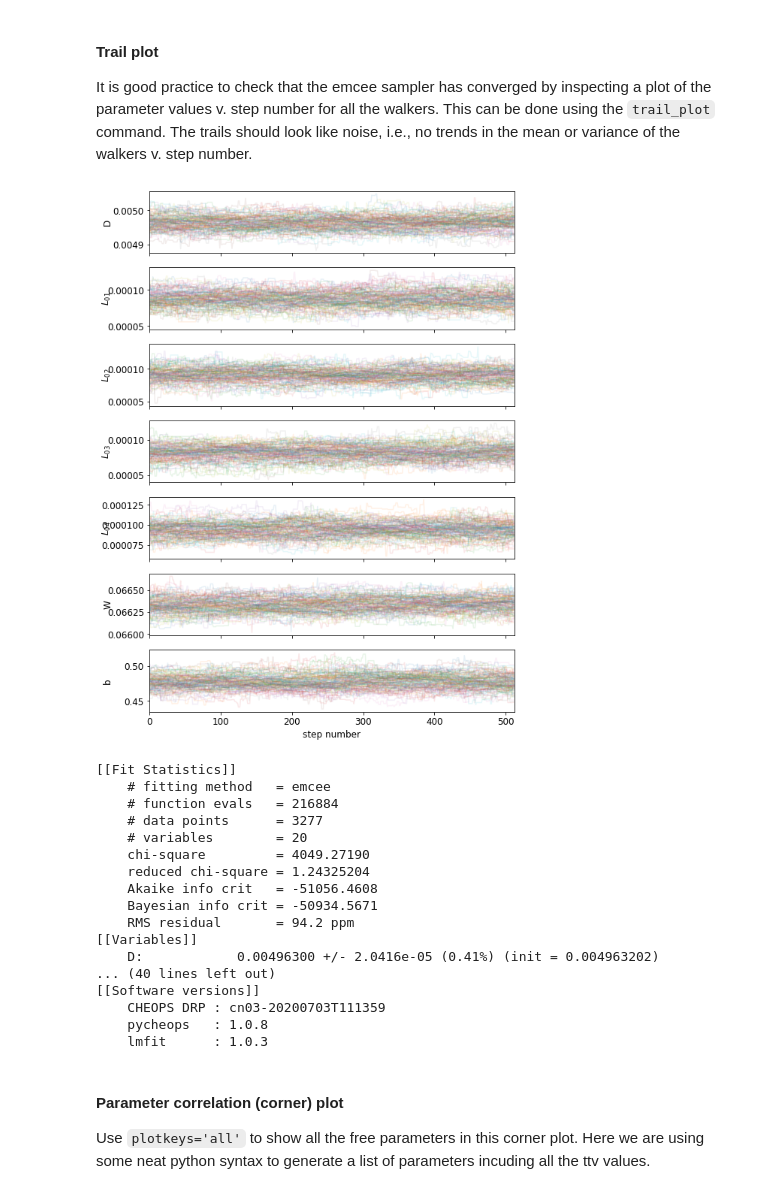
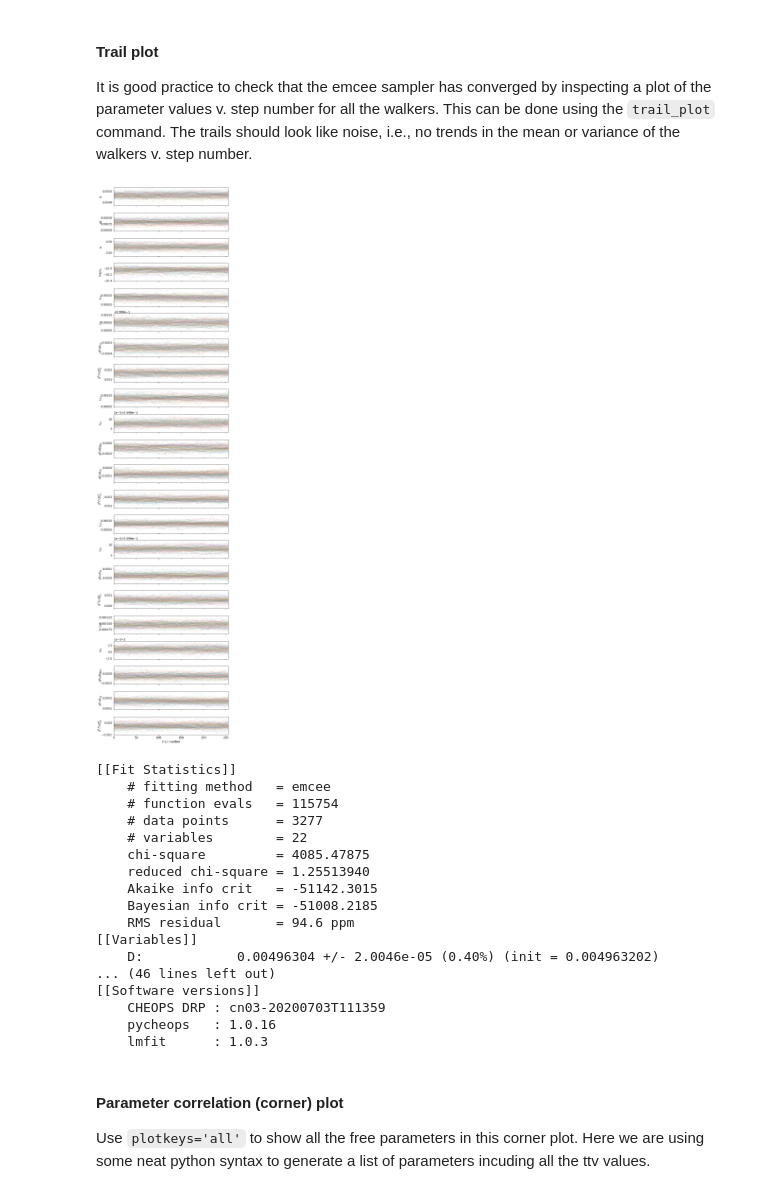
Before and after one commit to pmaxted/pycheops, a Jupyter notebook: pycheops/examples/Notebooks/WASP-189.ipynb, the cells around one changed output. Cells and saved outputs as stored; diff of their text form; code cells hidden in the pictures.

```diff
--- a/pycheops/examples/Notebooks/WASP-189.ipynb
+++ b/pycheops/examples/Notebooks/WASP-189.ipynb
@@ -68,19 +60,31 @@ Selection of decorrelation parameters and other details of these fits are quite
 These decorrelation parameters selected and saved in the last fit to each the individual datasets are used in Multivisit.
 # %%
 lmfits = []
-for d in Datasets:
+dfdbg = [0, (-1e3,1e3), 0, ufloat(0, 1e3)]
+for i,d in enumerate(Datasets):
     T_0 = floor((d.bjd_ref-BJD_0)/P)*P + BJD_0 - d.bjd_ref
-    d.lmfit_eclipse(T_0 = T_0,
+    if dfdbg[i] == 0:
+        d.lmfit_eclipse(T_0 = T_0,
                     P = P,
                     dfdt=(-0.1,0.1),
                     d2fdt2=(-0.1,0.1),
                     L=(1e-6,2e-4,1e-3),
                     W =W, D=D, b=b,
                     dfdsinphi=(-1,1),dfdcosphi=(-1,1),
-                    dfdsin2phi=(-1,1),dfdcos2phi=(-1,1),
-                    dfdsin3phi=(-1,1),dfdcos3phi=(-1,1)
-                   )
+                    dfdsin2phi=(-1,1),dfdcos2phi=(-1,1) )
+    else:
+        d.lmfit_eclipse(T_0 = T_0,
+                    P = P,
+                    dfdt=(-0.1,0.1),
+                    d2fdt2=(-0.1,0.1),
+                    L=(1e-6,2e-4,1e-3),
+                    W =W, D=D, b=b,
+                    dfdbg=dfdbg[i],
+                    dfdsinphi=(-1,1),dfdcosphi=(-1,1),
+                    dfdsin2phi=(-1,1),dfdcos2phi=(-1,1) )
     lmfits.append(d.lmfit)
     f = d.plot_lmfit(title=d.file_key)
+    print(d.lmfit_report())
+    print('\n-------\n')
     d.save()  # Saves the results as a .dataset file for use in Multivisit
 # %% [output]
@@ -129,9 +150,10 @@ where, $\Omega$ is the angular rotation frequency of the spacecraft. The free pa
 # Time of transit closest to mid-point of datasets
 T_0 = M.tzero(BJD_0, P)
 result = M.fit_eclipse(T_0=T_0, P=P, D=D, W=W, b=b, a_c=a_c,
-                    L = 85e-6, edv=True, edv_prior=50e-6,
+                    L = 85e-6, edv=True, edv_prior=50e-6, nroll=2,
                     log_sigma_w=ufloat(-10,5),
-                    burn=1024, steps=512, nwalkers=128)
+                       extra_priors = {'dfdbg_02':ufloat(0,500)},
+                    burn=512, steps=256, nwalkers=128)
 # %% [output]
 Running burn-in ..
 Running sampler ..
@@ -151,28 +173,28 @@ M.plot_fit(binwidth=0.0025,detrend=True);
 #### Trail plot
 It is good practice to check that the emcee sampler has converged by inspecting a plot of the parameter values v. step number for all the walkers. This can be done using the `trail_plot` command. The trails should look like noise,  i.e., no trends in the mean or variance of the walkers v. step number.
 # %%
-M.trail_plot();
+M.trail_plot(plotkeys='all');
 # %% [output]
-[figure, old version]
+[figure, new version]
 # %%
 print(M.fit_report(min_correl=0.8))
 # %% [output]
 [[Fit Statistics]]
     # fitting method   = emcee
-    # function evals   = 216884
+    # function evals   = 115754
     # data points      = 3277
-    # variables        = 20
-    chi-square         = 4049.27190
-    reduced chi-square = 1.24325204
-    Akaike info crit   = -51056.4608
-    Bayesian info crit = -50934.5671
-    RMS residual       = 94.2 ppm
+    # variables        = 22
+    chi-square         = 4085.47875
+    reduced chi-square = 1.25513940
+    Akaike info crit   = -51142.3015
+    Bayesian info crit = -51008.2185
+    RMS residual       = 94.6 ppm
 [[Variables]]
-    D:            0.00496300 +/- 2.0416e-05 (0.41%) (init = 0.004963202)
-... (40 lines left out)
+    D:            0.00496304 +/- 2.0046e-05 (0.40%) (init = 0.004963202)
+... (46 lines left out)
 [[Software versions]]
     CHEOPS DRP : cn03-20200703T111359
-    pycheops   : 1.0.8
+    pycheops   : 1.0.16
     lmfit      : 1.0.3
 # %% [markdown]
 #### Parameter correlation (corner) plot
```
Also changed, not shown: parts of 15 cells of this notebook, 5 other files.
